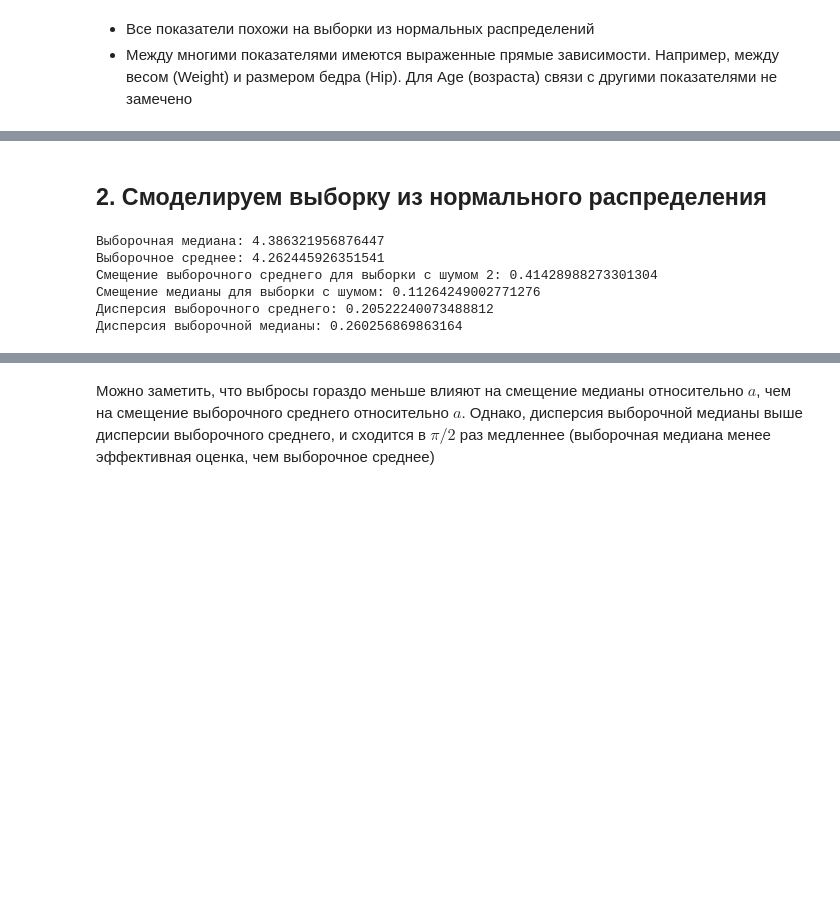
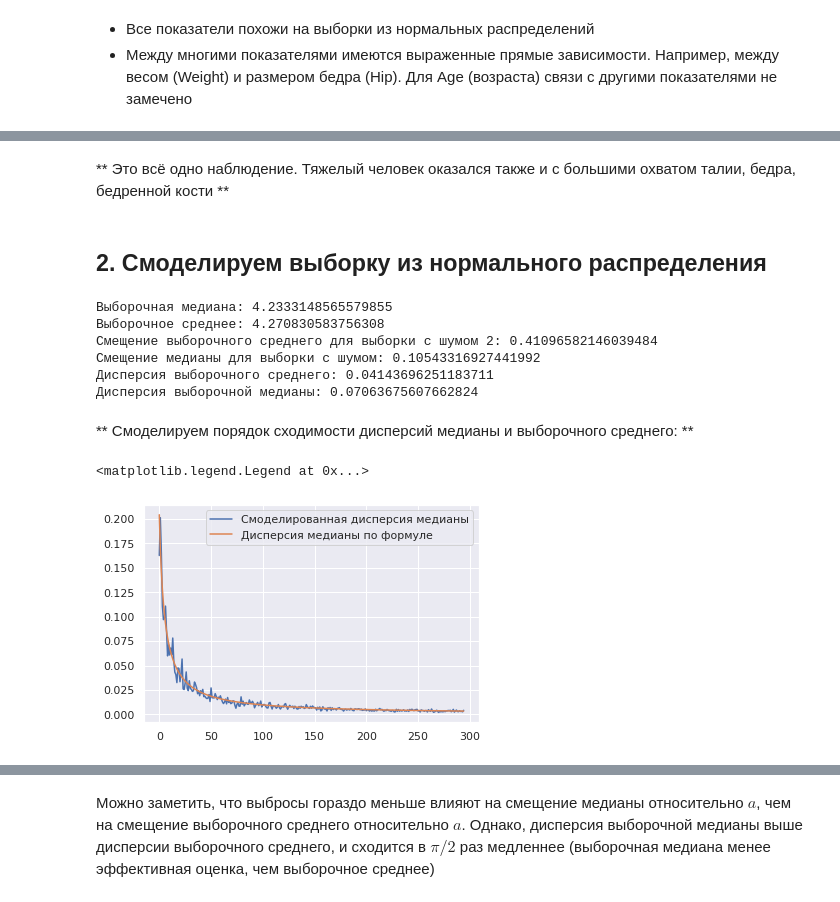
Before and after one commit to vkpankov/BioInfML, a Jupyter notebook: Statistics/var7_exps.ipynb, the cells around one changed output, grey strips where cells are left out. Saved outputs shown, nothing was run; the diff lists cells and outputs as text; code cells hidden in the pictures; blank space fills up the shorter version.

```diff
--- a/Statistics/var7_exps.ipynb
+++ b/Statistics/var7_exps.ipynb
@@ -80,43 +110,68 @@ df.describe() #выведем основные характеристики
+# %% [markdown]
+** Это всё одно наблюдение. Тяжелый человек оказался также и с большими охватом талии, бедра, бедренной кости **
 # %% [markdown]
 ## 2. Смоделируем выборку из нормального распределения
 # %%
-a = 4.3 #матожидание
-d = 2.55 #стандартное отклонение
+def getMeansMedians(a, d, N, repeat_count, print_vals = False):
 
-N = 150
+    sample = np.random.normal(loc=a, scale=d, size=N)
 
-sample = np.random.normal(loc=a, scale=d, size=N)
-
-print(f"Выборочная медиана: {np.quantile(sample, 0.5)}")
-print(f"Выборочное среднее: {np.mean(sample)}")
+    if(print_vals):
+        print(f"Выборочная медиана: {np.quantile(sample, 0.5)}")
+        print(f"Выборочное среднее: {np.mean(sample)}")
 
 
-noise_sample = np.random.normal(loc=a+5*d, scale=d, size=5)
+    noise_sample = np.random.normal(loc=a+5*d, scale=d, size=5)
 
+    means = []
+    medians = []
 
-#Повторим эксперимент 1000 раз
-repeat_count = 1000
-means = []
-medians = []
+    means_errors = []
 
-means_errors = []
+    for i in range(0, repeat_count):
+        sample = np.random.normal(loc=a, scale=d, size=N)
+        noise_sample = np.random.normal(loc=a+5*d, scale=d, size=5)
+        sample_with_noise = np.concatenate([sample, noise_sample])
+        means.append(sample_with_noise.mean())
+        medians.append(np.median(sample_with_noise))
 
-for i in range(0, repeat_count):
-    sample = np.random.normal(loc=a, scale=d, size=N)
-    noise_sample = np.random.normal(loc=a+5*d, scale=d, size=5)
-    sample_with_noise = np.concatenate([sample, noise_sample])
-    means.append(sample_with_noise.mean())
-    medians.append(np.median(sample_with_noise))
+    return means, medians
+
+means, medians = getMeansMedians(a = 4.3, d = 2.55, N = 150, repeat_count = 1000, print_vals = True)
 
 print(f"Смещение выборочного среднего для выборки с шумом 2: {np.mean(means) - a}")
 print(f"Смещение медианы для выборки с шумом: {np.mean(medians) - a}")
 
-print(f"Дисперсия выборочного среднего: {np.std(means)}")
-print(f"Дисперсия выборочной медианы: {np.std(medians)}")
+print(f"Дисперсия выборочного среднего: {np.var(means)}")
+print(f"Дисперсия выборочной медианы: {np.var(medians)}")
 # %% [output]
-Выборочная медиана: 4.386321956876447
-Выборочное среднее: 4.262445926351541
-Смещение выборочного среднего для выборки с шумом 2: 0.41428988273301304
-Смещение медианы для выборки с шумом: 0.11264249002771276
-Дисперсия выборочного среднего: 0.20522240073488812
-Дисперсия выборочной медианы: 0.260256869863164
+Выборочная медиана: 4.2333148565579855
+Выборочное среднее: 4.270830583756308
+Смещение выборочного среднего для выборки с шумом 2: 0.41096582146039484
+Смещение медианы для выборки с шумом: 0.10543316927441992
+Дисперсия выборочного среднего: 0.04143696251183711
+Дисперсия выборочной медианы: 0.07063675607662824
+# %% [markdown]
+** Смоделируем порядок сходимости дисперсий медианы и выборочного среднего: **
+# %%
+d = 2.55
+
+mean_vars = []
+median_vars = []
+convOrder = []
+convOrderMedian = []
+
+for nx in range(5, 300):
+    N = nx * 10
+    means, medians = getMeansMedians(a = 4.3, d = 2.55, N = N, repeat_count = 50)
+    mean_vars.append(np.var(means))
+    median_vars.append(np.var(medians))
+    convOrder.append(d**2/N)
+    convOrderMedian.append(np.pi*d**2/(2*N))
+
+plt.plot(median_vars)
+plt.plot(convOrderMedian)
+plt.legend(["Смоделированная дисперсия медианы", "Дисперсия медианы по формуле"])
+# %% [output]
+<matplotlib.legend.Legend at 0x...>
+[figure, added]
```
Also changed, not shown: parts of 14 cells of this notebook.
